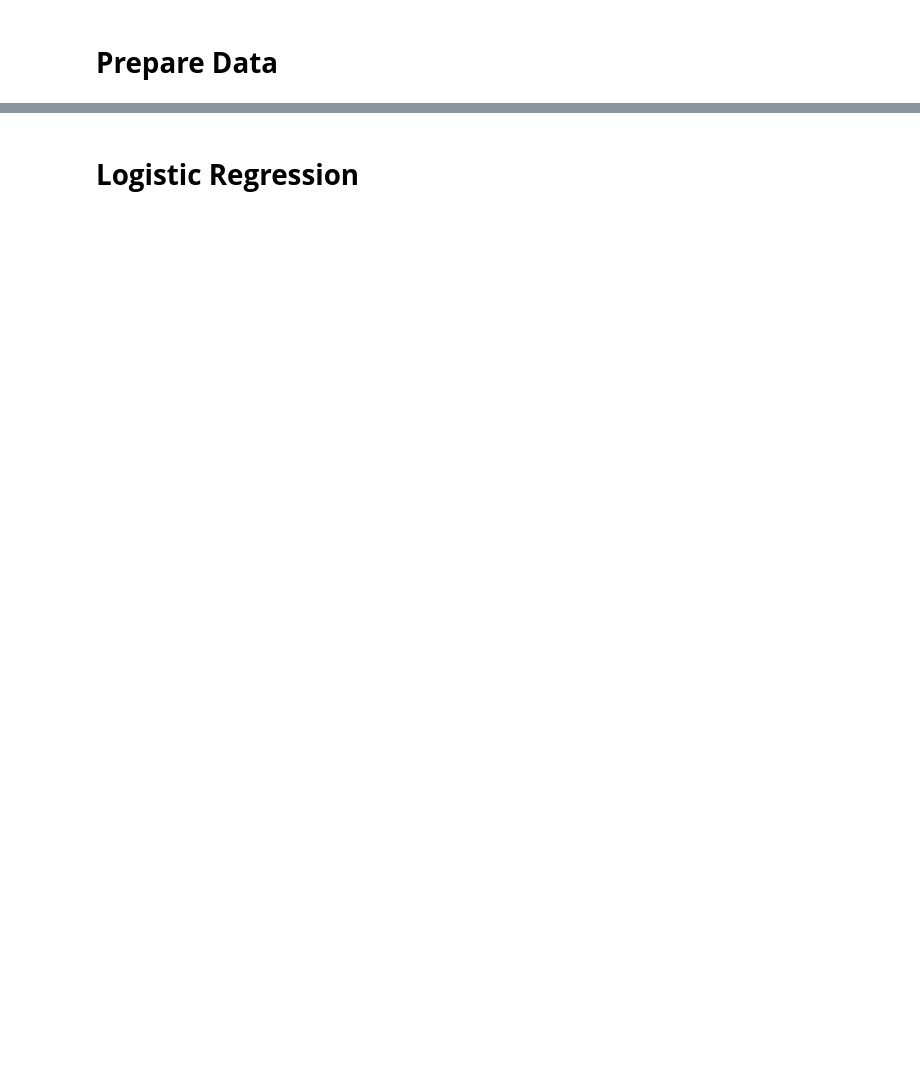
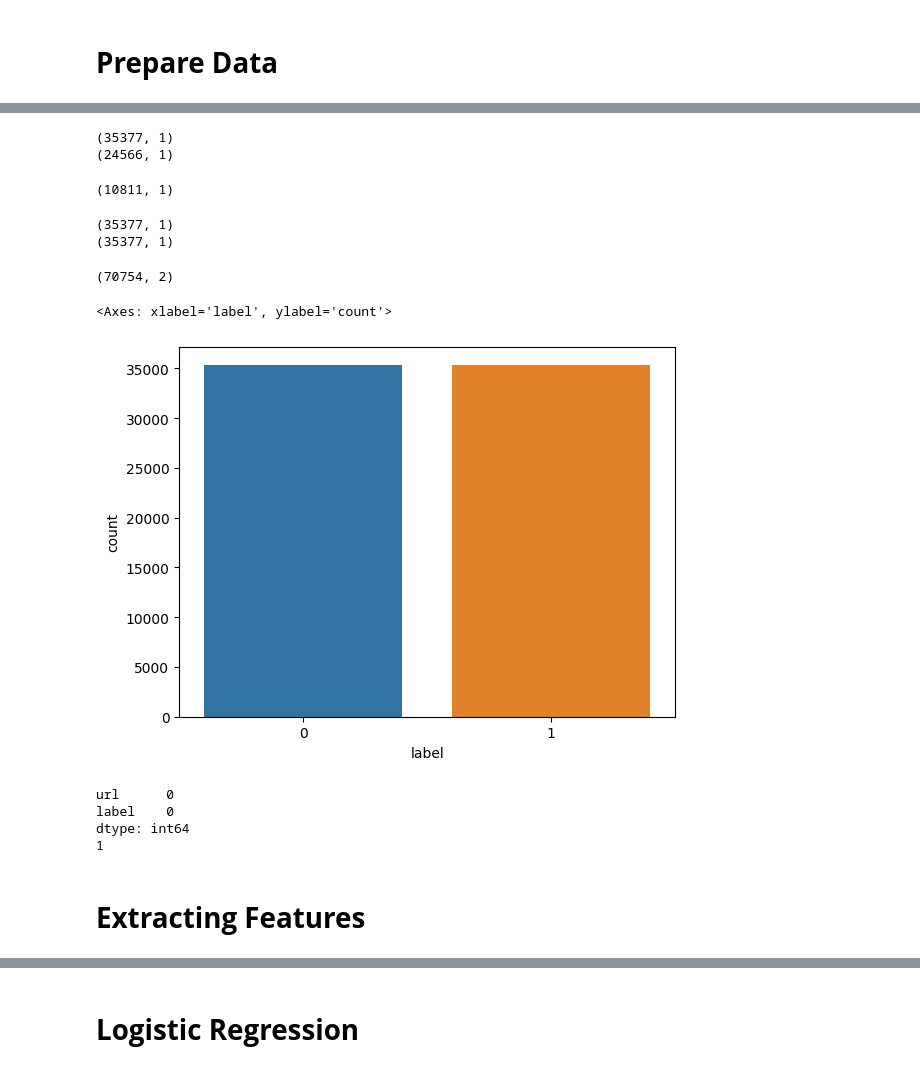
Before and after one commit to buisonanh/phishing-urls-detection, a Jupyter notebook: model.ipynb, the cells around one changed output, grey strips where cells are left out. Saved outputs shown, nothing was run; the diff lists cells and outputs as text; code cells hidden in the pictures; blank space fills up the shorter version.

```diff
--- a/model.ipynb
+++ b/model.ipynb
@@ -177,0 +50,60 @@ pd.Series(label_arr_balanced).value_counts()
+# %%
+# Check if there is imbalance
+print(legit.shape)
+print(malicious.shape)
+# %% [output]
+(35377, 1)
+(24566, 1)
+# %%
+# Add the right amount of phishing urls data from phishtank
+phishtank = pd.read_csv('datasets/phishtank-phishing-urls.csv')
+
+# Get the missing amount
+legit_mal_diff = int(len(legit.index) - len(malicious.index))
+
+# Randomly select the urls from phishtank dataset
+phishtank = phishtank.sample(n=legit_mal_diff,random_state=42)
+phishtank.shape
+# %% [output]
+(10811, 1)
+# %%
+malicious_added = pd.concat([malicious, phishtank])
+
+print(legit.shape)
+print(malicious_added.shape)
+# %% [output]
+(35377, 1)
+(35377, 1)
+# %%
+# add a 'label' column to the dataframes
+legit["label"] = 0
+malicious_added["label"] = 1
+# %%
+# combine the two dataframes
+df = pd.concat([legit, malicious_added], ignore_index=True)
+
+# shuffle the dataframe's rows randomly
+df = df.sample(frac=1, random_state=42) # Set random_state to an integer for reproducibility
+df.reset_index(drop=True, inplace=True)
+
+print(df.shape)
+# %% [output]
+(70754, 2)
+# %%
+import seaborn as sns
+
+# print the counts for each category
+sns.countplot(x=df["label"])
+# %% [output]
+<Axes: xlabel='label', ylabel='count'>
+[figure, added]
+# %%
+print(df.isnull().sum())
+print(df.duplicated().sum())
+# %% [output]
+url      0
+label    0
+dtype: int64
+1
+# %% [markdown]
+# **Extracting Features**
```
Also changed, not shown: parts of 58 cells of this notebook, 5 other files.
